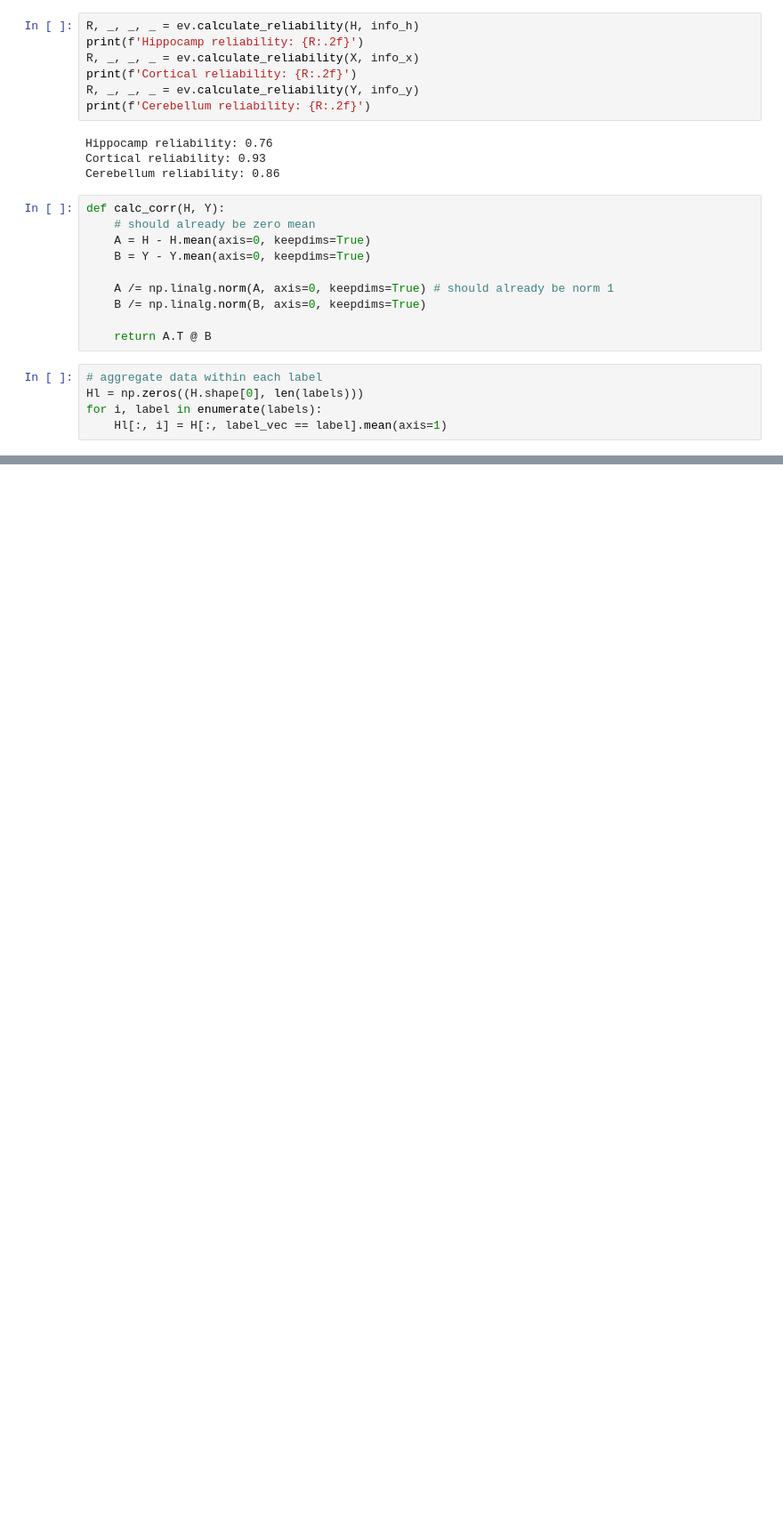
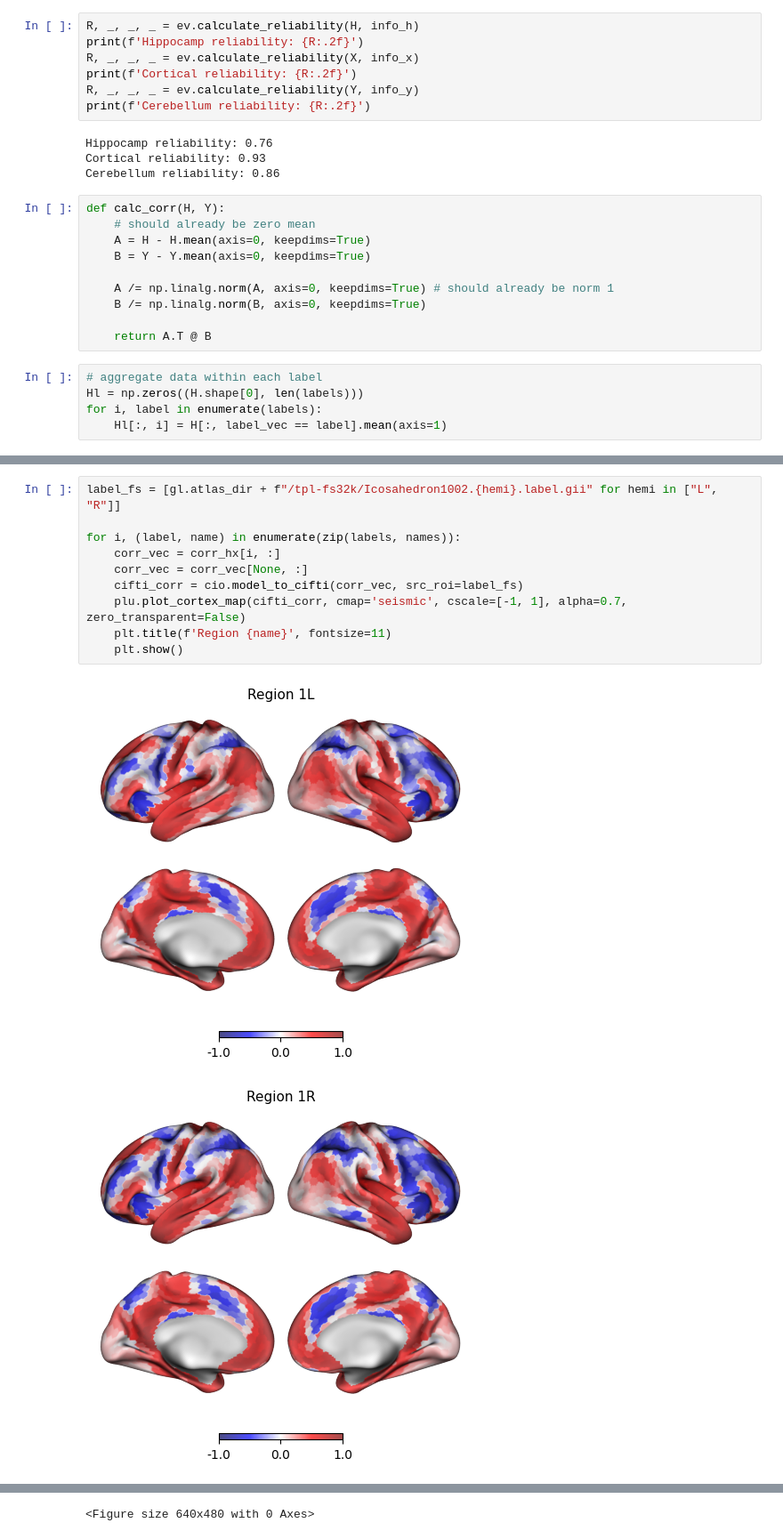
Before and after one commit to DiedrichsenLab/cortico_cereb_connectivity, a Jupyter notebook: notebooks/11. Hippocamp/1. Simple_cor.ipynb, the cells around one changed output, grey strips where cells are left out. Shown at 89% size. Drawn from its saved outputs; the diff is of its cells as text; blank space fills up the shorter version.

```diff
--- a/notebooks/11. Hippocamp/1. Simple_cor.ipynb
+++ b/notebooks/11. Hippocamp/1. Simple_cor.ipynb
@@ -142,0 +176,13 @@ plt.tight_layout();
+# %%
+label_fs = [gl.atlas_dir + f"/tpl-fs32k/Icosahedron1002.{hemi}.label.gii" for hemi in ["L", "R"]]
+
+for i, (label, name) in enumerate(zip(labels, names)):
+    corr_vec = corr_hx[i, :]
+    corr_vec = corr_vec[None, :]
+    cifti_corr = cio.model_to_cifti(corr_vec, src_roi=label_fs)
+    plu.plot_cortex_map(cifti_corr, cmap='seismic', cscale=[-1, 1], alpha=0.7, zero_transparent=False)
+    plt.title(f'Region {name}', fontsize=11)
+    plt.show()
+# %% [output]
+[figure, added]
+[figure, added]
@@ -142,0 +197 @@ plt.tight_layout();
+<Figure size 640x480 with 0 Axes>
```
Also changed, not shown: parts of 8 cells of this notebook.
